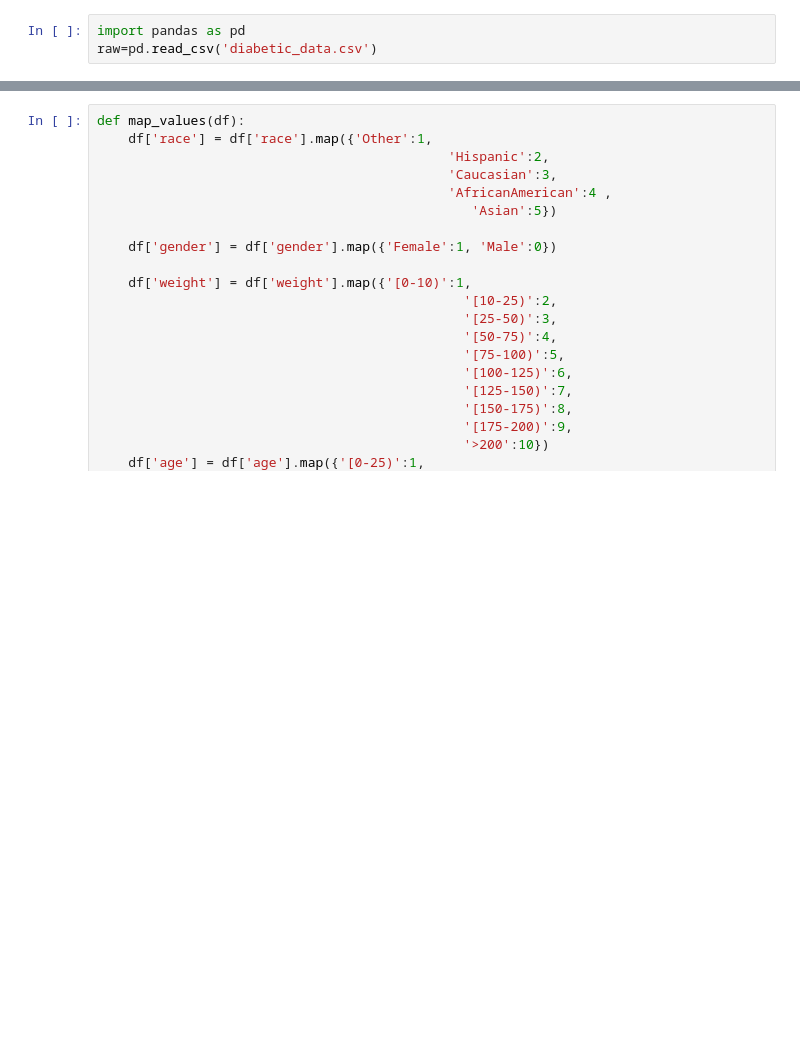
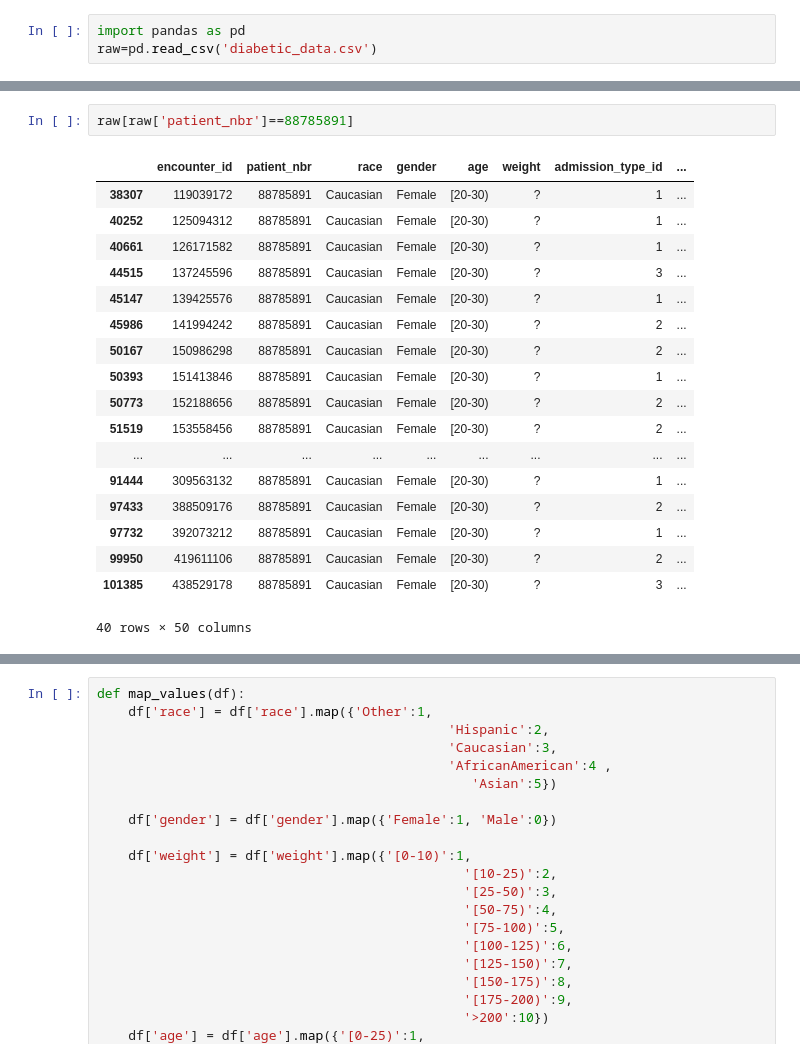
Before and after one commit to Orlse/unit-4-challenge, a Jupyter notebook: capstone/data wrangling.ipynb, the cells around one changed output, grey strips where cells are left out. Saved outputs shown, nothing was run; the diff lists cells and outputs as text; blank space fills up the shorter version.

```diff
--- a/capstone/data wrangling.ipynb
+++ b/capstone/data wrangling.ipynb
@@ -3,0 +31,21 @@ raw=pd.read_csv('diabetic_data.csv')
+# %%
+raw[raw['patient_nbr']==88785891]
+# %% [output]
+|  | encounter_id | patient_nbr | race | gender | age | weight | admission_type_id | ... |
+| 38307 | 119039172 | 88785891 | Caucasian | Female | [20-30) | ? | 1 | ... |
+| 40252 | 125094312 | 88785891 | Caucasian | Female | [20-30) | ? | 1 | ... |
+| 40661 | 126171582 | 88785891 | Caucasian | Female | [20-30) | ? | 1 | ... |
+| 44515 | 137245596 | 88785891 | Caucasian | Female | [20-30) | ? | 3 | ... |
+| 45147 | 139425576 | 88785891 | Caucasian | Female | [20-30) | ? | 1 | ... |
+| 45986 | 141994242 | 88785891 | Caucasian | Female | [20-30) | ? | 2 | ... |
+| 50167 | 150986298 | 88785891 | Caucasian | Female | [20-30) | ? | 2 | ... |
+| 50393 | 151413846 | 88785891 | Caucasian | Female | [20-30) | ? | 1 | ... |
+| 50773 | 152188656 | 88785891 | Caucasian | Female | [20-30) | ? | 2 | ... |
+| 51519 | 153558456 | 88785891 | Caucasian | Female | [20-30) | ? | 2 | ... |
+| ... | ... | ... | ... | ... | ... | ... | ... | ... |
+| 91444 | 309563132 | 88785891 | Caucasian | Female | [20-30) | ? | 1 | ... |
+| 97433 | 388509176 | 88785891 | Caucasian | Female | [20-30) | ? | 2 | ... |
+| 97732 | 392073212 | 88785891 | Caucasian | Female | [20-30) | ? | 1 | ... |
+| 99950 | 419611106 | 88785891 | Caucasian | Female | [20-30) | ? | 2 | ... |
+| 101385 | 438529178 | 88785891 | Caucasian | Female | [20-30) | ? | 3 | ... |
+40 rows × 50 columns
```
Also changed, not shown: parts of 24 cells of this notebook.
